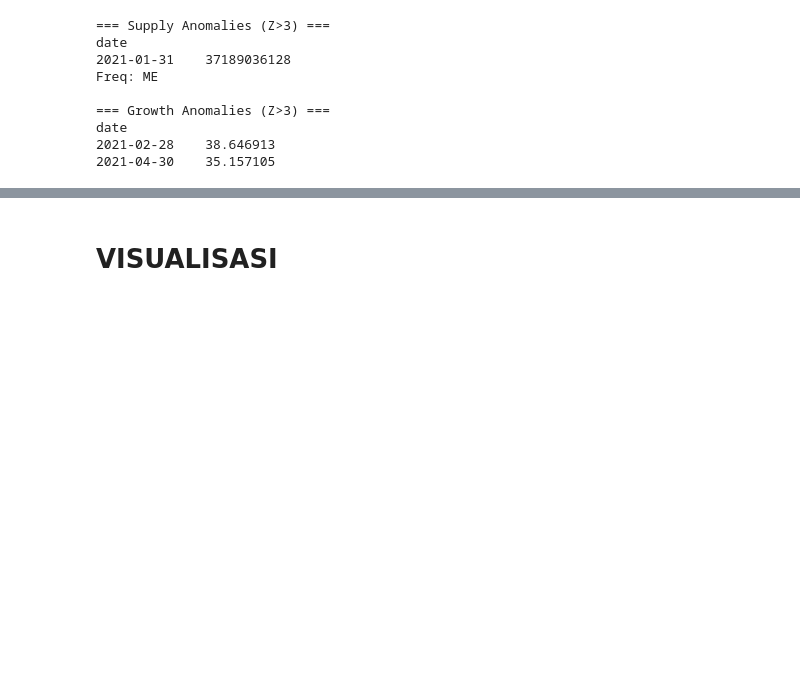
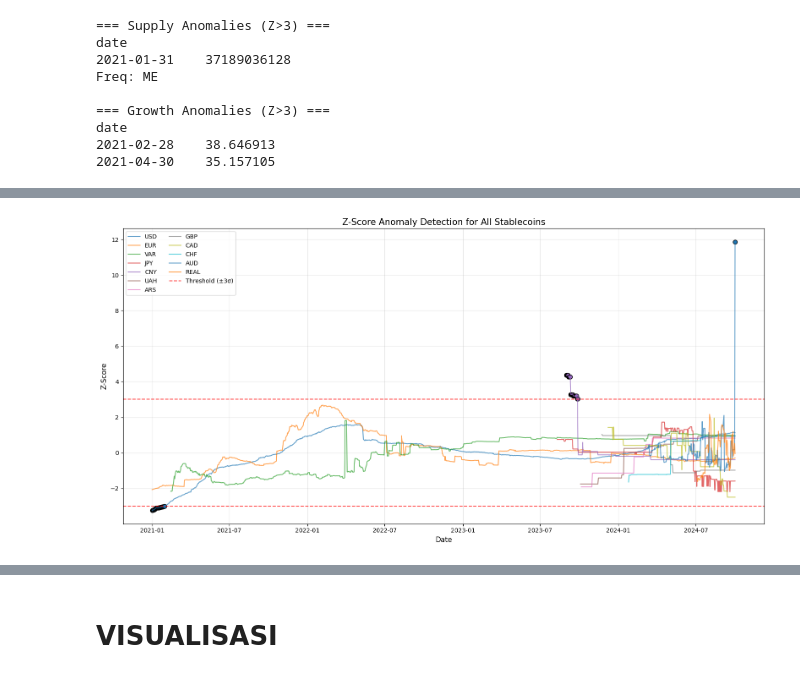
Before and after one commit to AlthafSyakirMaulana/stablecoin-insights, a Jupyter notebook: Data_Analyst.ipynb, the cells around one changed output, grey strips where cells are left out. Saved outputs shown, nothing was run; the diff lists cells and outputs as text; code cells hidden in the pictures; blank space fills up the shorter version.

```diff
--- a/Data_Analyst.ipynb
+++ b/Data_Analyst.ipynb
@@ -136,0 +235,54 @@ date
+# %%
+# Z-Score Based Anomaly Detection for All Stablecoins
+plt.figure(figsize=(16, 8))
+
+# Calculate Z-scores for each coin
+z_scores = {}
+anomalies_by_coin = {}
+
+# Only analyze coins with sufficient data
+for coin in coins:
+    coin_data = df_indexed[coin].dropna()
+    if len(coin_data) > 30:  # At least 30 data points
+        # Calculate Z-score
+        mean_val = coin_data.mean()
+        std_val = coin_data.std()
+        if std_val > 0:  # Avoid division by zero
+            z_scores[coin] = (coin_data - mean_val) / std_val
+
+            # Mark points beyond 3 standard deviations as anomalies
+            anomalies_by_coin[coin] = coin_data[abs(z_scores[coin]) > 3]
+
+# Prepare the plot
+anomaly_count = sum(len(anoms) for anoms in anomalies_by_coin.values())
+
+if anomaly_count > 0:
+    # Set up color cycle for different coins
+    colors = plt.cm.tab10.colors
+
+    # Main plot
+    for i, coin in enumerate(z_scores.keys()):
+        color = colors[i % len(colors)]
+        plt.plot(z_scores[coin].index, z_scores[coin],
+                 label=coin.replace('pegged', ''), color=color, alpha=0.7)
+
+        # Plot anomalies for this coin
+        if coin in anomalies_by_coin and len(anomalies_by_coin[coin]) > 0:
+            anomaly_indices = anomalies_by_coin[coin].index
+            plt.scatter(anomaly_indices, z_scores[coin].loc[anomaly_indices],
+                       color=color, s=50, edgecolor='black')
+
+    # Add threshold lines
+    plt.axhline(y=3, color='r', linestyle='--', alpha=0.7, label='Threshold (±3σ)')
+    plt.axhline(y=-3, color='r', linestyle='--', alpha=0.7)
+
+    plt.title('Z-Score Anomaly Detection for All Stablecoins', fontsize=15)
+    plt.xlabel('Date', fontsize=12)
+    plt.ylabel('Z-Score', fontsize=12)
+    plt.legend(loc='best', ncol=2)
+    plt.grid(True, alpha=0.3)
+    plt.tight_layout()
+    plt.savefig('z_score_all_coins.png', dpi=300)
+    plt.show()
+# %% [output]
+[figure, added]
```
Also changed, not shown: parts of 13 cells of this notebook, 1 other file.
